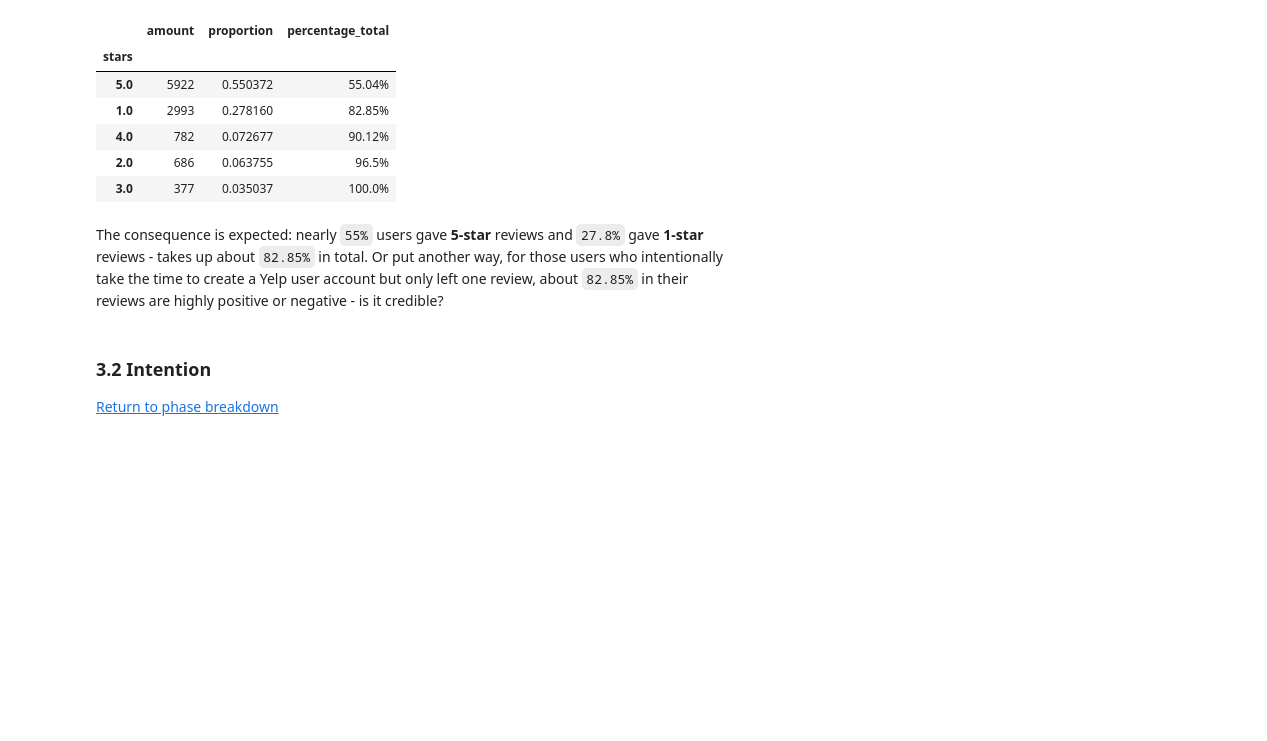
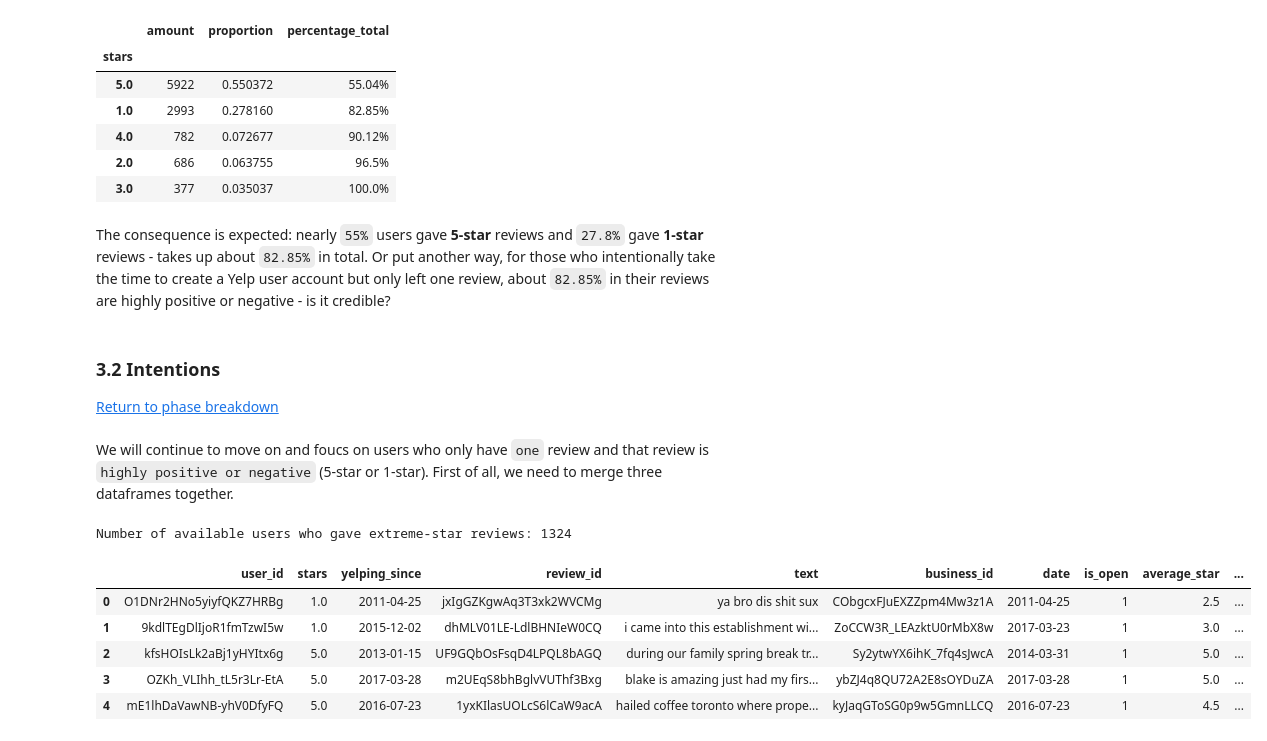
Before and after one commit to victorchennn/Yelp-Analysis, a Jupyter notebook: Yelp.ipynb, the cells around one changed output. Drawn from its saved outputs; the diff is of its cells as text; code cells hidden in the pictures; blank space fills up the shorter version.

```diff
--- a/Yelp.ipynb
+++ b/Yelp.ipynb
@@ -704,7 +705,29 @@ star_from_onlyone_review
 | 2.0 | 686 | 0.063755 | 96.5% |
 | 3.0 | 377 | 0.035037 | 100.0% |
 # %% [markdown]
-The consequence is expected: nearly `55%` users gave **5-star** reviews and `27.8%` gave **1-star** reviews - takes up about `82.85%` in total. Or put another way, for those users who intentionally take the time to create a Yelp user account but only left one review, about `82.85%` in their reviews are highly positive or negative - is it credible?
+The consequence is expected: nearly `55%` users gave **5-star** reviews and `27.8%` gave **1-star** reviews - takes up about `82.85%` in total. Or put another way, for those who intentionally take the time to create a Yelp user account but only left one review, about `82.85%` in their reviews are highly positive or negative - is it credible?
 # %% [markdown]
-### 3.2  Intention<a name="phase3.2"></a>
+### 3.2  Intentions <a name="phase3.2"></a>
 [Return to phase breakdown](#breakdown)
+# %% [markdown]
+We will continue to move on and foucs on users who only have `one` review and that review is `highly positive or negative` (5-star or 1-star). First of all, we need to merge three dataframes together.
+# %%
+partof_users = users[users['review_count'] == 1][['user_id', 'stars', 'yelping_since']]
+partof_users = partof_users[(partof_users['stars']==5) | (partof_users['stars']==1)]
+partof_reviews = reviews[['review_id', 'text', 'business_id', 'user_id', 'date']]
+partof_business = business[['business_id', 'is_open', 'stars', 'review_count', 'categories']]
+partof_business = partof_business.rename(columns={'stars':'average_star'})
+
+temp = partof_users.merge(partof_reviews, left_on='user_id', right_on='user_id')
+extreme_stars = temp.merge(partof_business, left_on='business_id', right_on='business_id')
+
+print("Number of available users who gave extreme-star reviews:", len(extreme_stars))
+extreme_stars.head()
+# %% [output]
+Number of available users who gave extreme-star reviews: 1324
+|  | user_id | stars | yelping_since | review_id | text | business_id | date | is_open | average_star | ... |
+| 0 | O1DNr2HNo5yiyfQKZ7HRBg | 1.0 | 2011-04-25 | jxIgGZKgwAq3T3xk2WVCMg | ya bro dis shit sux | CObgcxFJuEXZZpm4Mw3z1A | 2011-04-25 | 1 | 2.5 | ... |
+| 1 | 9kdlTEgDlIjoR1fmTzwI5w | 1.0 | 2015-12-02 | dhMLV01LE-LdlBHNIeW0CQ | i came into this establishment wi... | ZoCCW3R_LEAzktU0rMbX8w | 2017-03-23 | 1 | 3.0 | ... |
+| 2 | kfsHOIsLk2aBj1yHYItx6g | 5.0 | 2013-01-15 | UF9GQbOsFsqD4LPQL8bAGQ | during our family spring break tr... | Sy2ytwYX6ihK_7fq4sJwcA | 2014-03-31 | 1 | 5.0 | ... |
+| 3 | OZKh_VLIhh_tL5r3Lr-EtA | 5.0 | 2017-03-28 | m2UEqS8bhBglvVUThf3Bxg | blake is amazing just had my firs... | ybZJ4q8QU72A2E8sOYDuZA | 2017-03-28 | 1 | 5.0 | ... |
+| 4 | mE1lhDaVawNB-yhV0DfyFQ | 5.0 | 2016-07-23 | 1yxKIlasUOLcS6lCaW9acA | hailed coffee toronto where prope... | kyJaqGToSG0p9w5GmnLLCQ | 2016-07-23 | 1 | 4.5 | ... |
```
Also changed, not shown: parts of 16 cells of this notebook, 2 other files.
